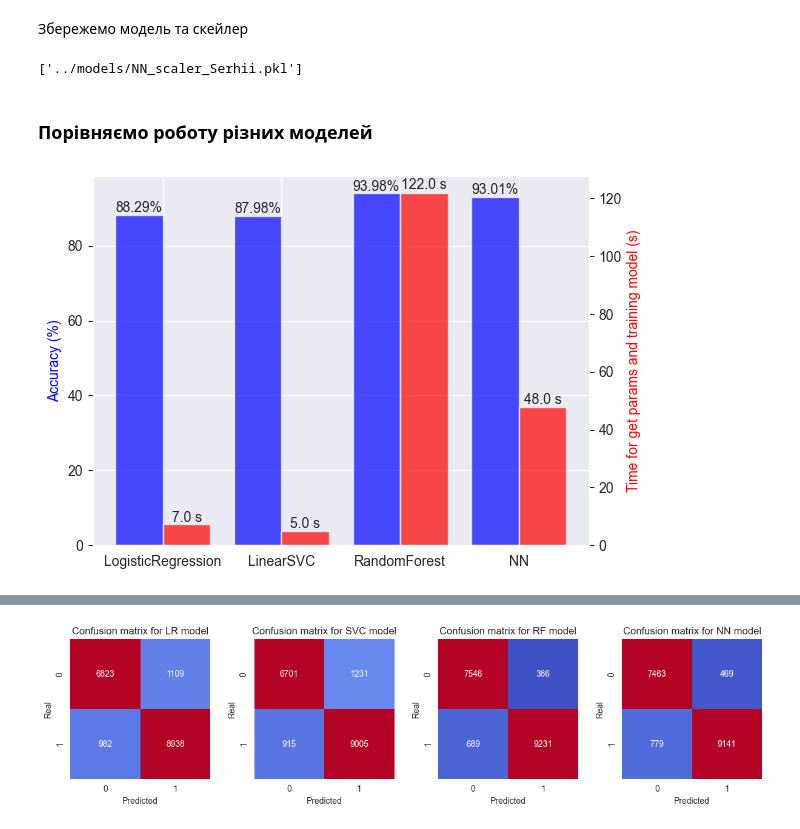
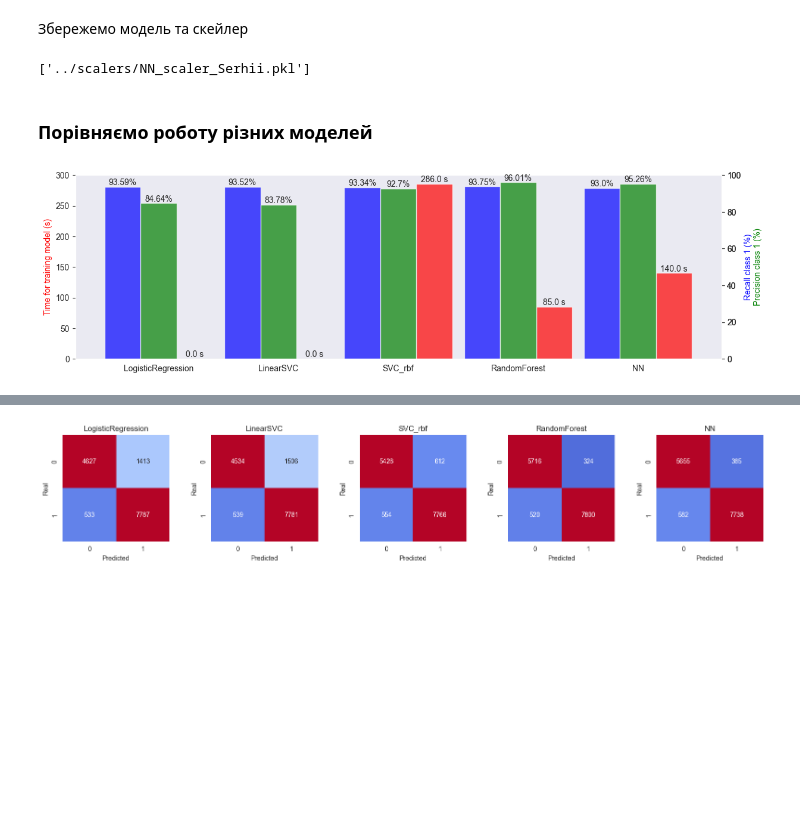
Before and after one commit to serzhu/DS_final_project, a Jupyter notebook: notebooks/internet_service_churn_Serhii.ipynb, the cells around one changed output, grey strips where cells are left out. Cells and saved outputs as stored; diff of their text form; code cells hidden in the pictures; blank space fills up the shorter version.

Commit message:
final notbook and models

```diff
--- a/notebooks/internet_service_churn_Serhii.ipynb
+++ b/notebooks/internet_service_churn_Serhii.ipynb
@@ -330,0 +356,4 @@ print(np.unique(Y_train, return_counts=True))
+# %%
+scaler = StandardScaler()
+oversample = SMOTE()
+scaler.fit(x_train)
@@ -568,10 +676,9 @@ plt.xticks(range(len(df.columns[1:-1])), df.columns[1:-1], rotation=50);
 # %%
 min_max_scaler = MinMaxScaler()
 
-min_max_scaler.fit_transform(X)
-X_train = min_max_scaler.transform(x_train)
+min_max_scaler.fit_transform(x_train)
+X_train_nn = min_max_scaler.transform(x_train)
 X_test_nn = min_max_scaler.transform(x_test)
-y
 # %%
 model_NN = Sequential()
 model_NN.add(Dense(128, input_dim=10, activation='relu'))
@@ -585,12 +692,11 @@ model_NN.summary()
 
 nn_start_time = time.time()
 early_stopping = EarlyStopping(monitor='val_loss', patience=4)
-history = model_NN.fit(X_train, Y_train, epochs=20, batch_size=64, validation_split=0.1, callbacks=[early_stopping])
+history = model_NN.fit(X_train_nn, y_train, epochs=25, batch_size=32, validation_split=0.1, callbacks=[early_stopping])
 
 score = model_NN.evaluate(X_test_nn, y_test, verbose=0)
 
 y_pred_nn = model_NN.predict(X_test_nn)
 
 nn_end_time = time.time()-nn_start_time
-print(f'Build NN model time: {nn_end_time:.2f} secs')
 # %% [output]
@@ -652,6 +762,7 @@ plt.show()
 ##### Статистика роботи моделі на тестувальних данних
 # %%
 binary_predictions = [1 if p > 0.5 else 0 for p in y_pred_nn]
-
+recall_nn = recall_score(y_test, binary_predictions, pos_label=1)
+precision_nn = precision_score(y_test, binary_predictions, pos_label=1)
 model_info(y_test, binary_predictions)
 # %% [output]
@@ -675,51 +787,64 @@ weighted avg       0.93      0.93      0.93     17852
 Збережемо модель та скейлер
 # %%
 joblib.dump(model_NN,'../models/NN_model_Serhii.pkl')
-joblib.dump(min_max_scaler,'../models/NN_scaler_Serhii.pkl')
+joblib.dump(min_max_scaler,'../scalers/NN_scaler_Serhii.pkl')
 # %% [output]
-['../models/NN_scaler_Serhii.pkl']
+['../scalers/NN_scaler_Serhii.pkl']
 # %% [markdown]
 ### Порівняємо роботу різних моделей
 # %%
-data = {'model':['LogisticRegression','LinearSVC', 'RandomForest', 'NN'],
-        'analyze_time':[lr_end_time, svc_end_time, rf_end_time, nn_end_time],
-        'accuracy':[accuracy_lr*100, accuracy_svc*100, accuracy_rf*100 ,score[1]*100]}
-
-pred = {'LR':y_pred_lr, 'SVC':y_pred_svc, 'RF':y_pred_rf, 'NN':y_pred_nn}
+data = {'model':['LogisticRegression','LinearSVC', 'SVC_rbf', 'RandomForest', 'NN'],
+        'analyze_time':[lr_end_time, lr_end_time, svc_rbf_end_time, rf_end_time, nn_end_time],
+        'recall':[recall_lr*100, recall_svc*100, recall_svc_rbf*100, recall_rf*100 ,recall_nn*100],
+        'precision':[precision_lr*100, precision_svc*100, precision_svc_rbf*100, precision_rf*100, precision_nn*100],
+        'y_pred':[y_pred_lr, y_pred_svc, y_pred_svc_rbf, y_pred_rf, binary_predictions]
+        }
 
 df_results = pd.DataFrame(data)
 
-fig, ax= plt.subplots()
+fig, ax= plt.subplots(figsize=(14, 4))
 ax2 = ax.twinx()
-width = 0.4
+ax3 = ax.twinx()
+width = 0.3
 
 x = np.array([i for i,_ in enumerate(df_results['model'])])
 
-ax.bar(x - width/2, df_results['accuracy'], color='b', alpha=0.7, width=width)
-ax2.bar(x + width/2, df_results['analyze_time'], color='r', alpha=0.7, width=width)
+ax.bar(x + width, df_results['analyze_time'], color='r', alpha=0.7, width=width)
+ax2.bar(x - width, df_results['recall'], color='b', alpha=0.7, width=width)
+ax3.bar(x, df_results['precision'], color='g', alpha=0.7, width=width)
 
 plt.xticks(range(len(df_results['model'])), df_results['model'], rotation=0);
-ax.set_ylabel('Accuracy (%)', color='b')
-ax2.set_ylabel('Time for get params and training model (s)', color='r')
 
-for i, v in enumerate(df_results['accuracy'].round(2)):
-    ax.text(i-0.2, v, str(v)+'%', ha='center', va='bottom')
+ax.set_ylabel('Time for training model (s)', color='r')
+ax2.set_ylabel('Recall class 1 (%)', color='b')
+ax3.set_ylabel('\nPrecision class 1 (%)', color='g')
+
+ax3.set_ylim([0, 100])
+ax2.set_ylim([0, 100])
+ax.grid(False)
+ax2.grid(False)
+ax3.grid(False)
 
 for i, v in enumerate(df_results['analyze_time'].round()):
-    ax2.text(i+0.2, v, str(v)+' s', ha='center', va='bottom')
+    ax.text(i+0.3, v, str(v)+' s', ha='center', va='bottom')
 
-plt.grid()
+for i, v in enumerate(df_results['recall'].round(2)):
+    ax2.text(i-0.3, v, str(v)+'%', ha='center', va='bottom')
+
+for i, v in enumerate(df_results['precision'].round(2)):
+    ax3.text(i, v, str(v)+'%', ha='center', va='bottom')
+
 plt.show()
 
 
-plt.figure(figsize=(15, 3))
-for i, (m, p) in enumerate(pred.items()):
+plt.figure(figsize=(20, 3))
+for i, (m, p) in enumerate(zip(df_results['model'], df_results['y_pred'])):
     cm = confusion_matrix(y_test, p)
-    plt.subplot(1, 4, i+1)
-    sns.heatmap(cm, square=True, annot=True, fmt='d', cbar=False, cmap='coolwarm', vmin=300, vmax=6700)
-    plt.title(f'Confusion matrix for {m} model')
+    plt.subplot(1, 5, i+1)
+    sns.heatmap(cm, square=True, annot=True, fmt='d', cbar=False, cmap='coolwarm', vmin=0, vmax=4200)
+    plt.title(m)
     plt.ylabel('Real')
     plt.xlabel('Predicted')
 plt.show()
 # %% [output]
-[figure, old version]
+[figure, new version]
@@ -727 +851 @@ plt.show()
-[figure, old version]
+[figure, new version]
```
Also changed, not shown: parts of 68 cells of this notebook, 10 other files.
